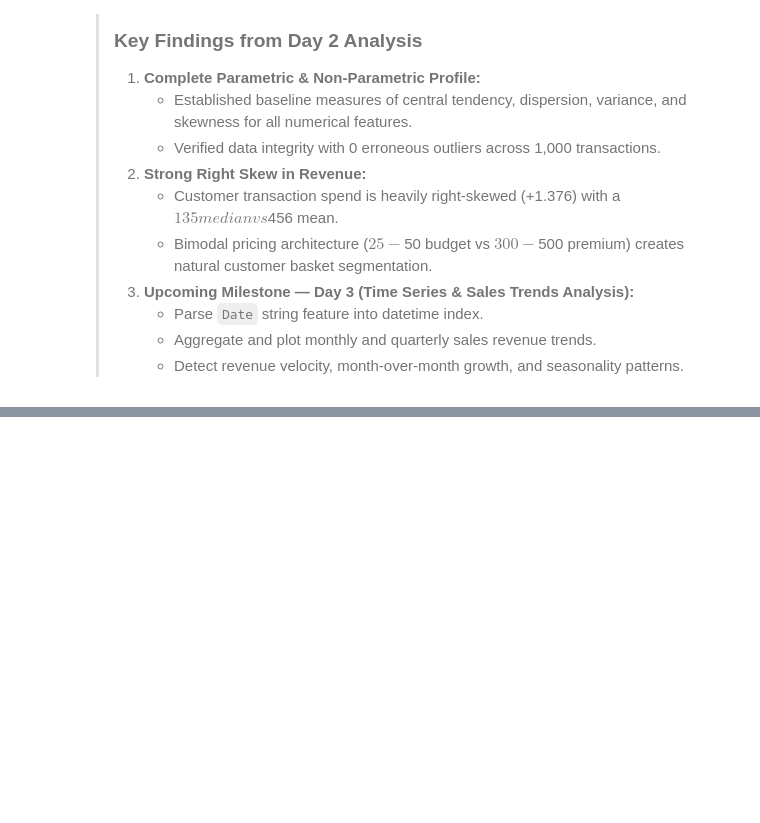
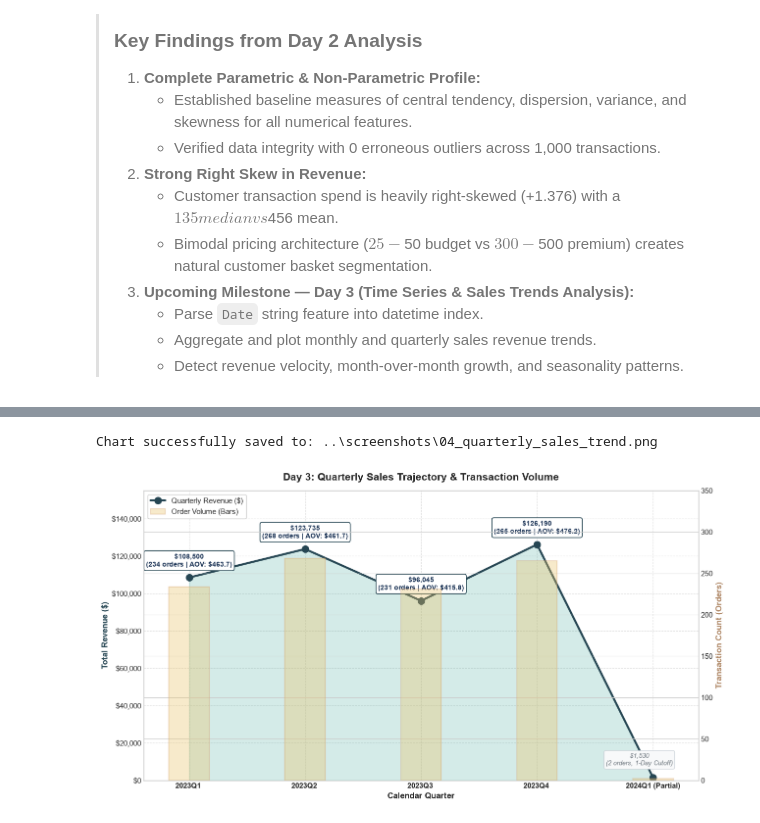
Before and after one commit to addu91577-sketch/OIBSIP, a Jupyter notebook: DataAnalytics-L1-EDARetailSales/Notebooks/01_retail_sales_eda.ipynb, the cells around one changed output, grey strips where cells are left out. Drawn from its saved outputs; the diff is of its cells as text; code cells hidden in the pictures; blank space fills up the shorter version.

```diff
--- a/DataAnalytics-L1-EDARetailSales/Notebooks/01_retail_sales_eda.ipynb
+++ b/DataAnalytics-L1-EDARetailSales/Notebooks/01_retail_sales_eda.ipynb
@@ -417,0 +628,67 @@ Chart successfully saved to: ..\screenshots\02_numerical_boxplots.png
+# %%
+# Aggregate quarterly performance metrics
+quarterly_sales = df.groupby('Quarter_Str').agg(
+    Total_Revenue=('Total Amount', 'sum'),
+    Transaction_Count=('Transaction ID', 'count'),
+    Total_Units=('Quantity', 'sum'),
+    Avg_Order_Value=('Total Amount', 'mean')
+).reset_index()
+
+quarterly_sales['QoQ_Revenue_Growth_%'] = quarterly_sales['Total_Revenue'].pct_change() * 100
+quarterly_sales['QoQ_Volume_Growth_%'] = quarterly_sales['Transaction_Count'].pct_change() * 100
+
+quarterly_display = quarterly_sales.copy()
+quarterly_display['Total_Revenue'] = quarterly_display['Total_Revenue'].map('${:,.2f}'.format)
+quarterly_display['Avg_Order_Value'] = quarterly_display['Avg_Order_Value'].map('${:,.2f}'.format)
+quarterly_display['QoQ_Revenue_Growth_%'] = quarterly_display['QoQ_Revenue_Growth_%'].map('{:+.2f}%'.format).replace('nan%', '—')
+quarterly_display['QoQ_Volume_Growth_%'] = quarterly_display['QoQ_Volume_Growth_%'].map('{:+.2f}%'.format).replace('nan%', '—')
+quarterly_display.rename(columns={'Quarter_Str': 'Quarter'}, inplace=True)
+display(quarterly_display)
+
+# Plot Quarterly Sales Trajectory
+fig, ax1 = plt.subplots(figsize=(13, 7))
+q_indices = np.arange(len(quarterly_sales))
+
+# Plot Quarterly Revenue as line
+ax1.plot(q_indices, quarterly_sales['Total_Revenue'], marker='o', markersize=10, color='#264653', linewidth=3, label='Quarterly Revenue ($)')
+ax1.fill_between(q_indices, quarterly_sales['Total_Revenue'], color='#2a9d8f', alpha=0.2)
+
+# Dual axis for volume bars
+ax1_twin = ax1.twinx()
+ax1_twin.bar(q_indices, quarterly_sales['Transaction_Count'], width=0.35, color='#e9c46a', alpha=0.35, edgecolor='#d4a373', linewidth=1.5, label='Order Volume (Bars)')
+
+# Revenue labels
+for idx, (q, rev, count, aov) in enumerate(zip(quarterly_sales['Quarter_Str'], quarterly_sales['Total_Revenue'], quarterly_sales['Transaction_Count'], quarterly_sales['Avg_Order_Value'])):
+    if q == '2024Q1':
+        note = f"${rev:,.0f}\n({count} orders, 1-Day Cutoff)"
+        ax1.annotate(note, (idx, rev), textcoords="offset points", xytext=(-20, 18),
+                     ha='center', fontsize=9.5, fontstyle='italic', color='#6c757d',
+                     bbox=dict(boxstyle="round,pad=0.3", fc="#f8f9fa", ec="#ced4da", lw=1))
+    else:
+        note = f"${rev:,.0f}\n({count} orders | AOV: ${aov:.1f})"
+        ax1.annotate(note, (idx, rev), textcoords="offset points", xytext=(0, 16),
+                     ha='center', fontsize=10, fontweight='bold', color='#1d3557',
+                     bbox=dict(boxstyle="round,pad=0.3", fc="#ffffff", ec="#264653", lw=1.2))
+
+ax1.set_title('Day 3: Quarterly Sales Trajectory & Transaction Volume', fontsize=15, fontweight='bold', pad=15)
+ax1.set_xlabel('Calendar Quarter', fontsize=12, fontweight='bold')
+ax1.set_ylabel('Total Revenue ($)', fontsize=12, fontweight='bold', color='#264653')
+ax1_twin.set_ylabel('Transaction Count (Orders)', fontsize=12, fontweight='bold', color='#b08968')
+
+ax1.yaxis.set_major_formatter(ticker.StrMethodFormatter('${x:,.0f}'))
+ax1.set_xticks(q_indices)
+ax1.set_xticklabels([f"{q} {'(Partial)' if q=='2024Q1' else ''}" for q in quarterly_sales['Quarter_Str']], fontsize=11, fontweight='bold')
+ax1.set_ylim(0, 155000)
+ax1_twin.set_ylim(0, 350)
+ax1.grid(True, linestyle='--', alpha=0.5)
+
+h1, l1 = ax1.get_legend_handles_labels()
+h2, l2 = ax1_twin.get_legend_handles_labels()
+ax1.legend(h1 + h2, l1 + l2, loc='upper left', frameon=True, facecolor='white', framealpha=0.95)
+
+plt.tight_layout()
+quarterly_chart_path = os.path.join(screenshots_dir, '04_quarterly_sales_trend.png')
+plt.savefig(quarterly_chart_path, dpi=300, bbox_inches='tight')
+print(f"Chart successfully saved to: {quarterly_chart_path}")
+plt.show()
+# %% [output]
@@ -417,0 +701,2 @@ Chart successfully saved to: ..\screenshots\02_numerical_boxplots.png
+Chart successfully saved to: ..\screenshots\04_quarterly_sales_trend.png
+[figure, added]
```
Also changed, not shown: parts of 19 cells of this notebook, 5 other files.
